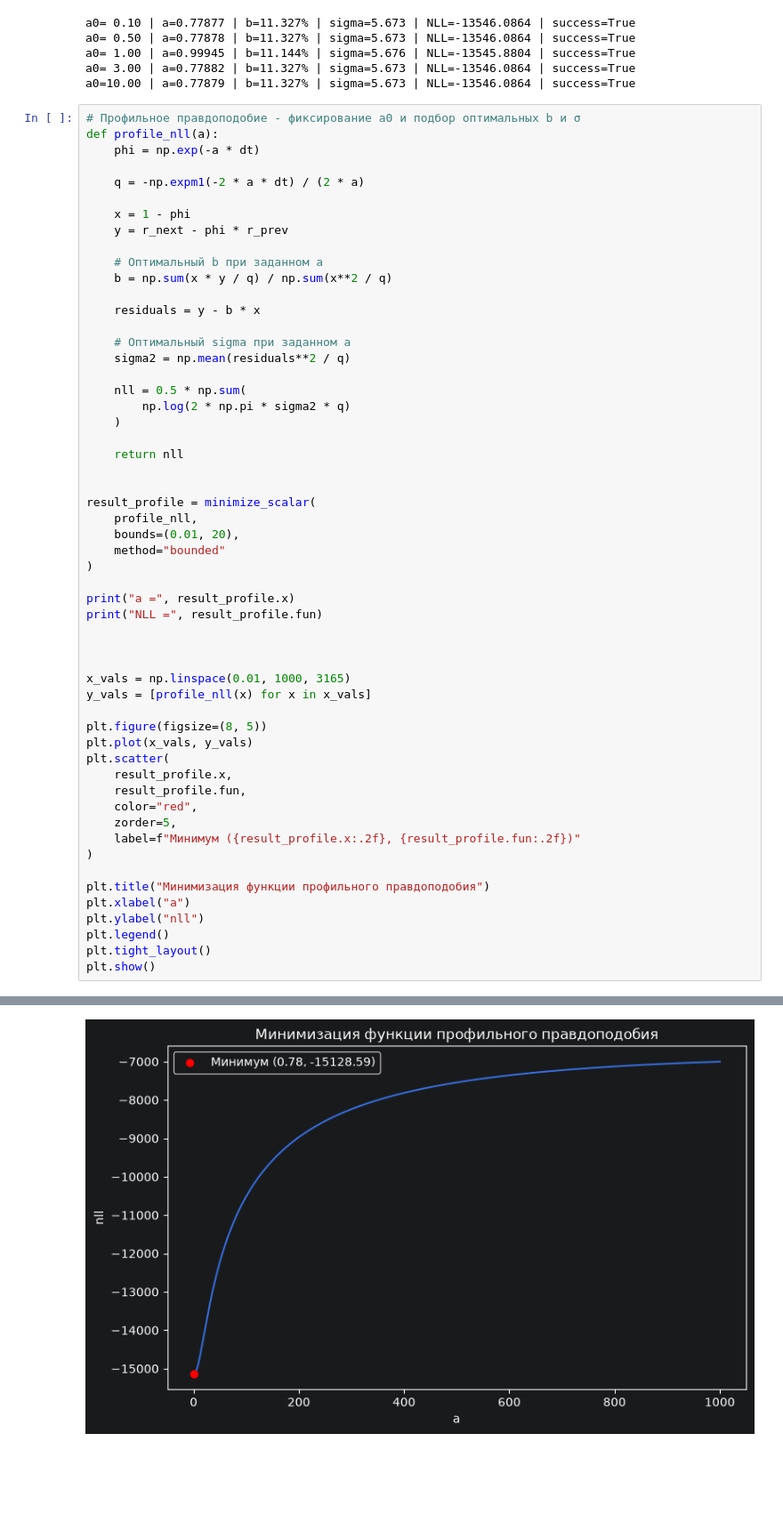
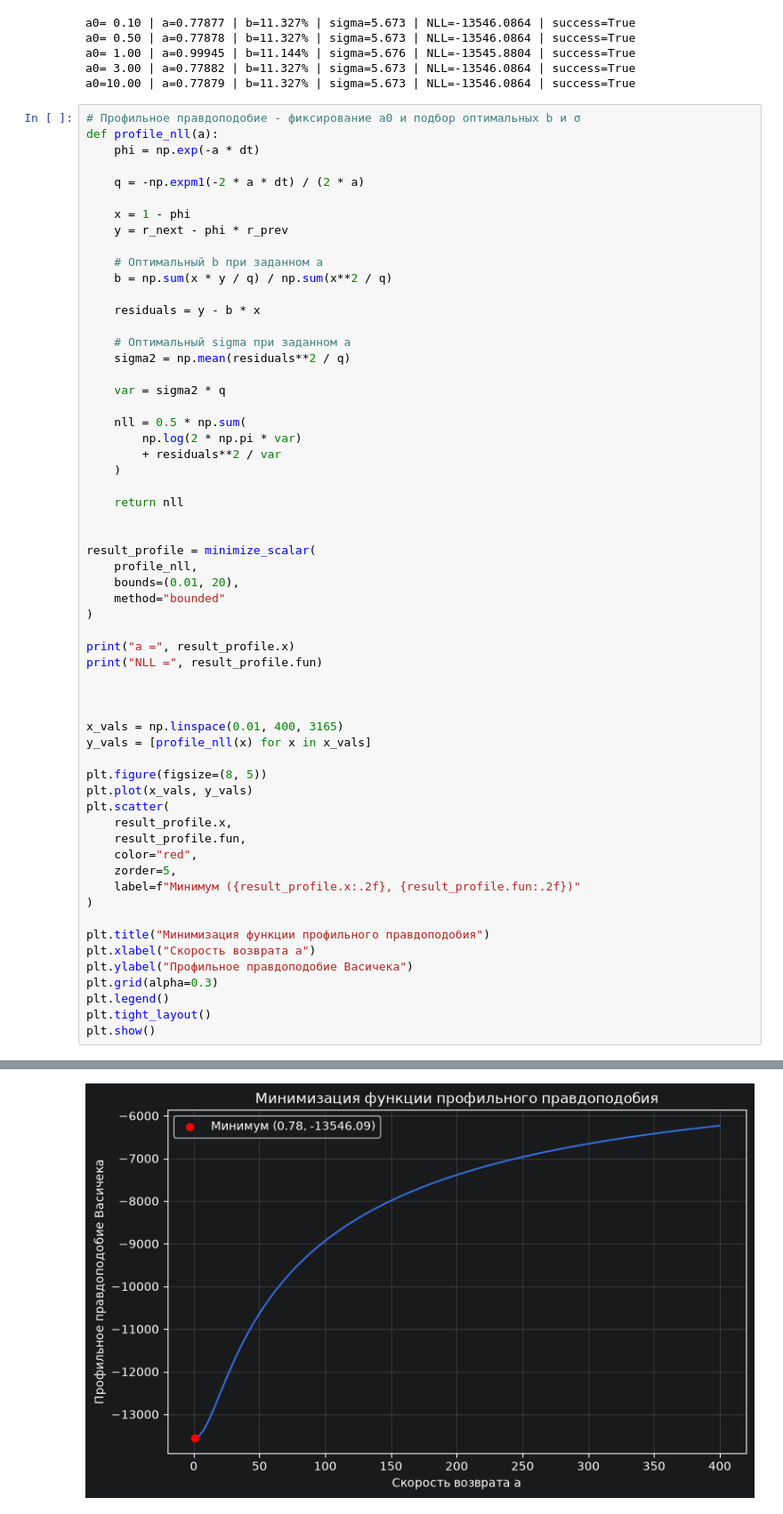
Before and after one commit to blbl-blbl/russian-interest-rate-models, a Jupyter notebook: notebooks/02_vasicek_calibration.ipynb, the cells around one changed output, grey strips where cells are left out. Shown at 89% size. Saved outputs shown, nothing was run; the diff lists cells and outputs as text; blank space fills up the shorter version.

```diff
--- a/notebooks/02_vasicek_calibration.ipynb
+++ b/notebooks/02_vasicek_calibration.ipynb
@@ -166,8 +166,11 @@ def profile_nll(a):
     # Оптимальный sigma при заданном a
     sigma2 = np.mean(residuals**2 / q)
 
+    var = sigma2 * q
+
     nll = 0.5 * np.sum(
-        np.log(2 * np.pi * sigma2 * q)
+        np.log(2 * np.pi * var)
+        + residuals**2 / var
     )
 
     return nll
@@ -184,7 +187,7 @@ print("NLL =", result_profile.fun)
 
 
 
-x_vals = np.linspace(0.01, 1000, 3165)
+x_vals = np.linspace(0.01, 400, 3165)
 y_vals = [profile_nll(x) for x in x_vals]
 
 plt.figure(figsize=(8, 5))
@@ -198,8 +201,9 @@ plt.scatter(
 )
 
 plt.title("Минимизация функции профильного правдоподобия")
-plt.xlabel("a")
-plt.ylabel("nll")
+plt.xlabel("Скорость возврата a")
+plt.ylabel("Профильное правдоподобие Васичека")
+plt.grid(alpha=0.3)
 plt.legend()
 plt.tight_layout()
 plt.show()
@@ -209 +213 @@ NLL = -15128.586371929925
-[figure, old version]
+[figure, new version]
```
Also changed, not shown: parts of 1 cell of this notebook.
